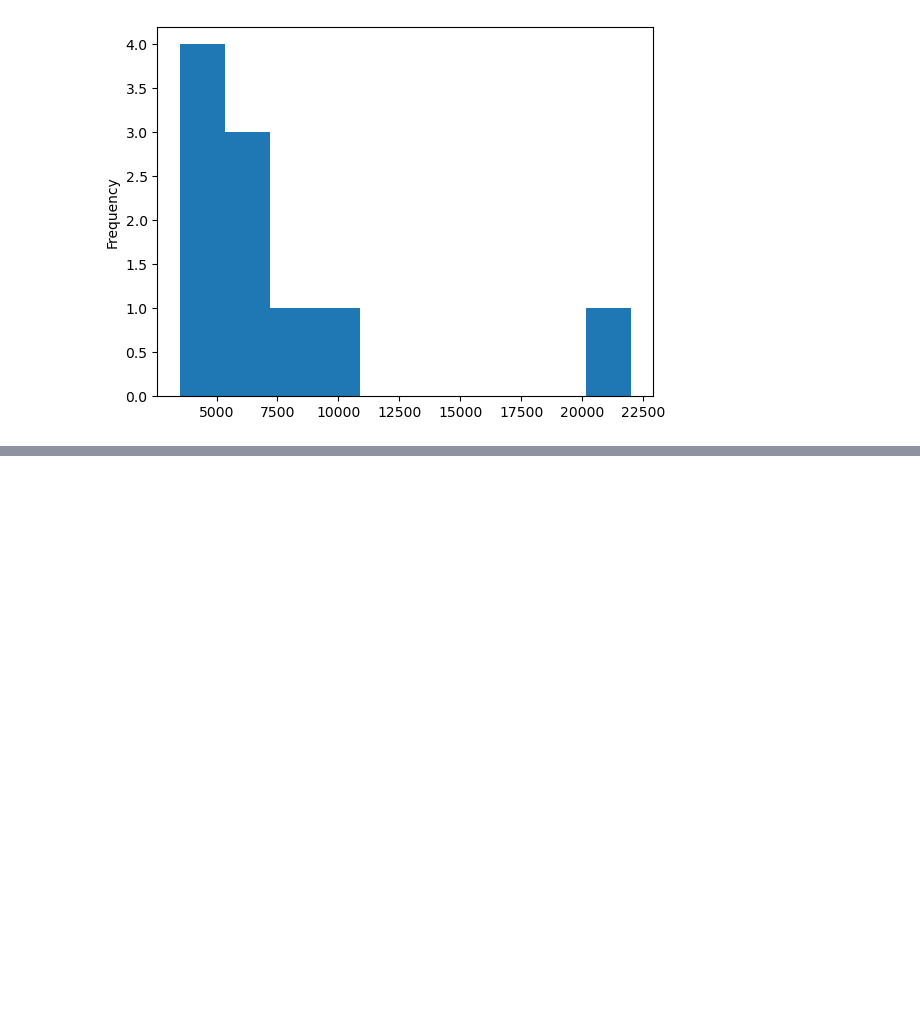
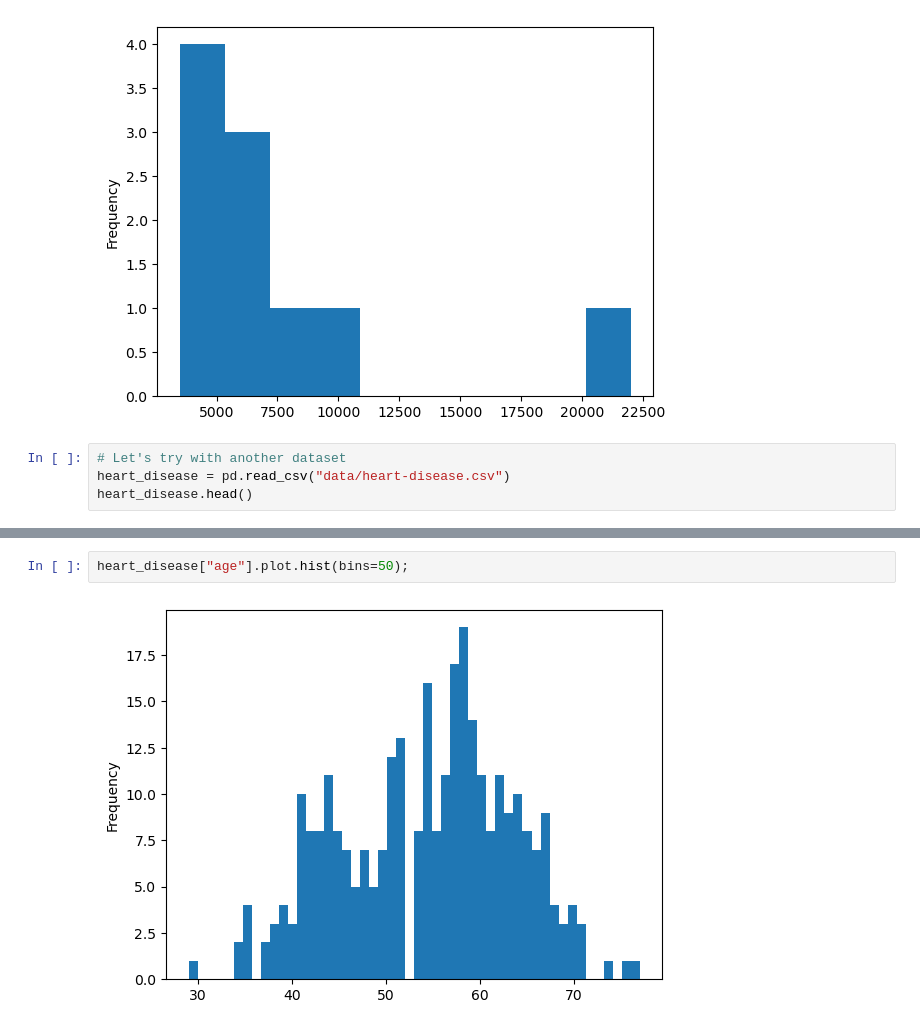
Before and after one commit to abdelaziz-lounes/simple_project, a Jupyter notebook: introduction to matplotLib.ipynb, the cells around one changed output, grey strips where cells are left out. Cells and saved outputs as stored; diff of their text form; blank space fills up the shorter version.

Commit message:
using another dataset

```diff
--- a/introduction to matplotLib.ipynb
+++ b/introduction to matplotLib.ipynb
@@ -507,3 +507,7 @@ car_sales["Odometer (KM)"].plot.hist(bins=20);
 car_sales["Price"].plot.hist(bins=10);
 # %% [output]
 [figure]
+# %%
+# Let's try with another dataset
+heart_disease = pd.read_csv("data/heart-disease.csv")
+heart_disease.head()
@@ -509,0 +521,4 @@ car_sales["Price"].plot.hist(bins=10);
+# %%
+heart_disease["age"].plot.hist(bins=50);
+# %% [output]
+[figure, added]
```
Also changed, not shown: parts of 2 cells of this notebook, 2 other files.
